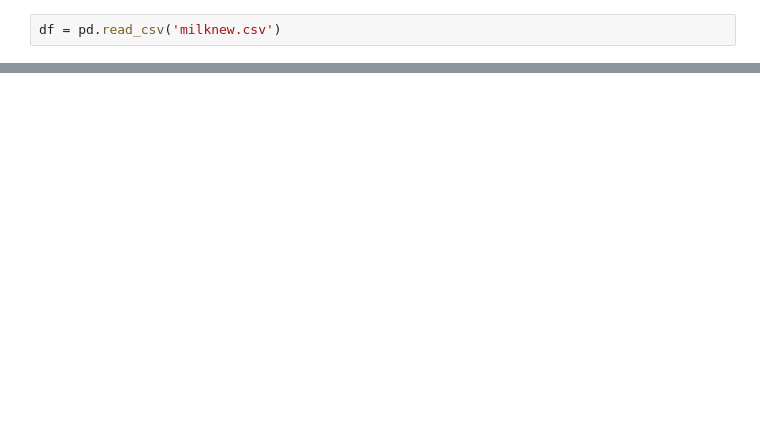
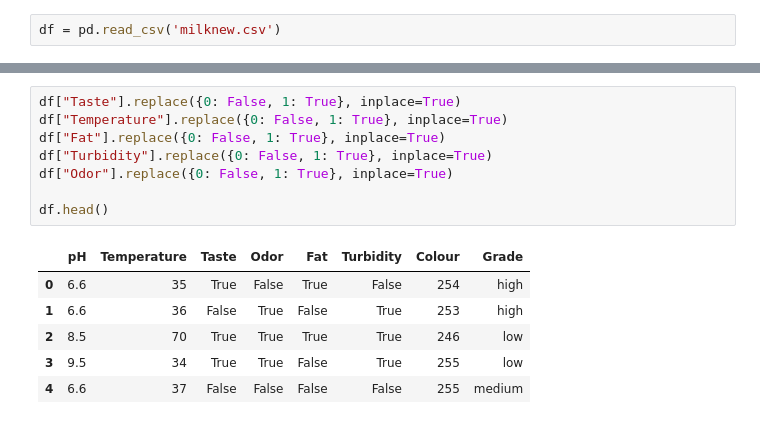
Before and after one commit to ManvithGayam/cs451-milk-quality, a Jupyter notebook: notebook.ipynb, the cells around one changed output, grey strips where cells are left out. Saved outputs shown, nothing was run; the diff lists cells and outputs as text; blank space fills up the shorter version.

```diff
--- a/notebook.ipynb
+++ b/notebook.ipynb
@@ -343,0 +69,15 @@ AutoML.export('pipeline.py')
+# %%
+df["Taste"].replace({0: False, 1: True}, inplace=True)
+df["Temperature"].replace({0: False, 1: True}, inplace=True)
+df["Fat"].replace({0: False, 1: True}, inplace=True)
+df["Turbidity"].replace({0: False, 1: True}, inplace=True)
+df["Odor"].replace({0: False, 1: True}, inplace=True)
+
+df.head()
+# %% [output]
+|  | pH | Temperature | Taste | Odor | Fat | Turbidity | Colour | Grade |
+| 0 | 6.6 | 35 | True | False | True | False | 254 | high |
+| 1 | 6.6 | 36 | False | True | False | True | 253 | high |
+| 2 | 8.5 | 70 | True | True | True | True | 246 | low |
+| 3 | 9.5 | 34 | True | True | False | True | 255 | low |
+| 4 | 6.6 | 37 | False | False | False | False | 255 | medium |
```
Also changed, not shown: parts of 71 cells of this notebook, 7 other files.
